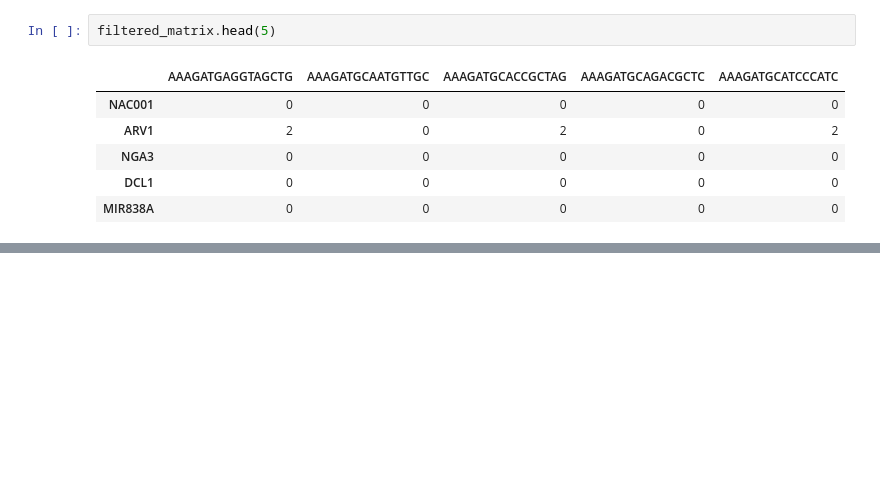
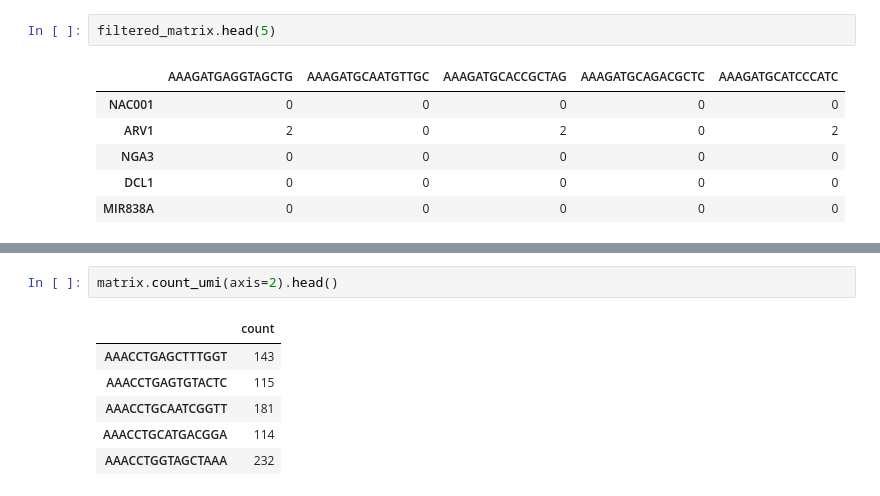
Before and after one commit to timoast/sctools, a Jupyter notebook: doc/tutorial.ipynb, the cells around one changed output, grey strips where cells are left out. Drawn from its saved outputs; the diff is of its cells as text; blank space fills up the shorter version.

```diff
--- a/doc/tutorial.ipynb
+++ b/doc/tutorial.ipynb
@@ -252,0 +270,9 @@ filtered_matrix.head(5)
+# %%
+matrix.count_umi(axis=2).head()
+# %% [output]
+|  | count |
+| AAACCTGAGCTTTGGT | 143 |
+| AAACCTGAGTGTACTC | 115 |
+| AAACCTGCAATCGGTT | 181 |
+| AAACCTGCATGACGGA | 114 |
+| AAACCTGGTAGCTAAA | 232 |
```
Also changed, not shown: parts of 17 cells of this notebook, 1 other file.
